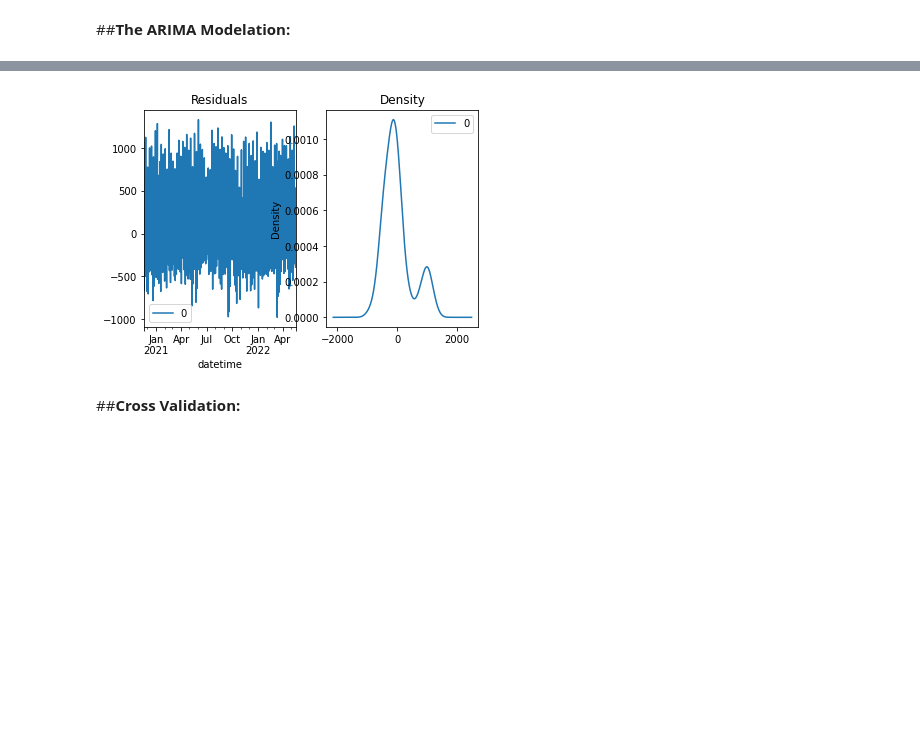
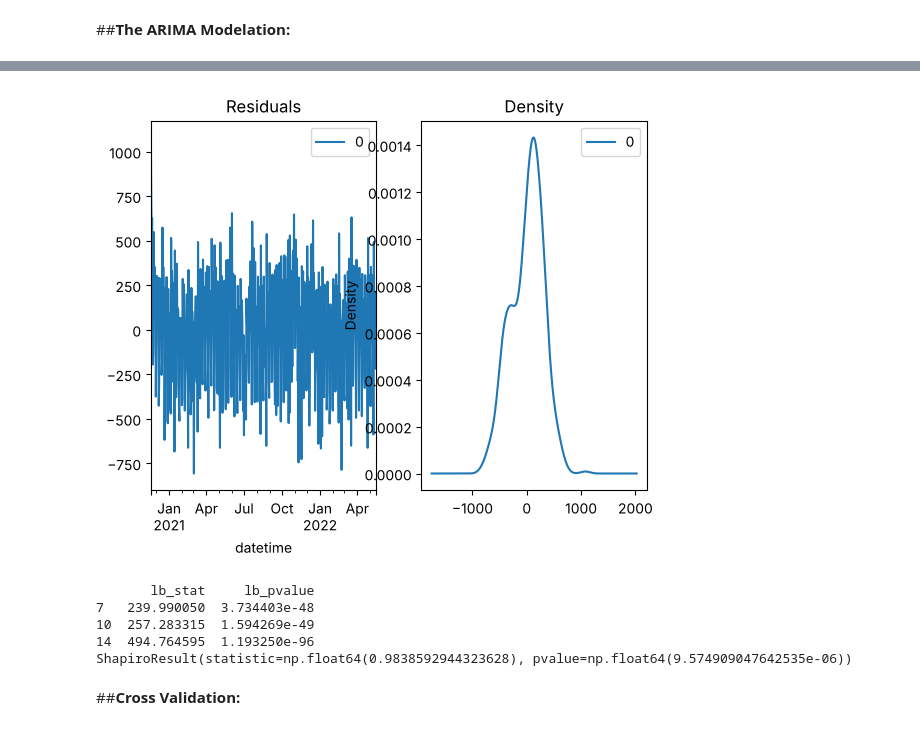
Before and after one commit to JeffAirData/Energy-Load-Portugal-Temporal-Series, a Jupyter notebook: Energy_Load_'Portugal'.ipynb, the cells around one changed output, grey strips where cells are left out. Cells and saved outputs as stored; diff of their text form; code cells hidden in the pictures; blank space fills up the shorter version.

```diff
--- a/Energy_Load_'Portugal'.ipynb
+++ b/Energy_Load_'Portugal'.ipynb
@@ -393,9 +392,22 @@ The AIC drops by about 315 points with either alternative. In all three variants
 # %%
+# Refit the selected model (ARIMA(2,0,2), lowest AIC) before inspecting its residuals
+model_fit = ARIMA(series1, order=(2,0,2)).fit()
+
 # Plot residual errors
 residuals = pd.DataFrame(model_fit.resid)
 fig, ax = plt.subplots(1,2)
 residuals.plot(title="Residuals", ax=ax[0])
 residuals.plot(kind='kde', title='Density', ax=ax[1])
 plt.show()
+
+# Residual tests: Ljung-Box (autocorrelation) and Shapiro-Wilk (normality)
+from statsmodels.stats.diagnostic import acorr_ljungbox
+print(acorr_ljungbox(model_fit.resid, lags=[7, 10, 14]))
+print(shapiro(model_fit.resid))
 # %% [output]
-[figure, old version]
+[figure, new version]
+       lb_stat     lb_pvalue
+7   239.990050  3.734403e-48
+10  257.283315  1.594269e-49
+14  494.764595  1.193250e-96
+ShapiroResult(statistic=np.float64(0.9838592944323628), pvalue=np.float64(9.574909047642535e-06))
```
Also changed, not shown: parts of 18 cells of this notebook, 1 other file.
